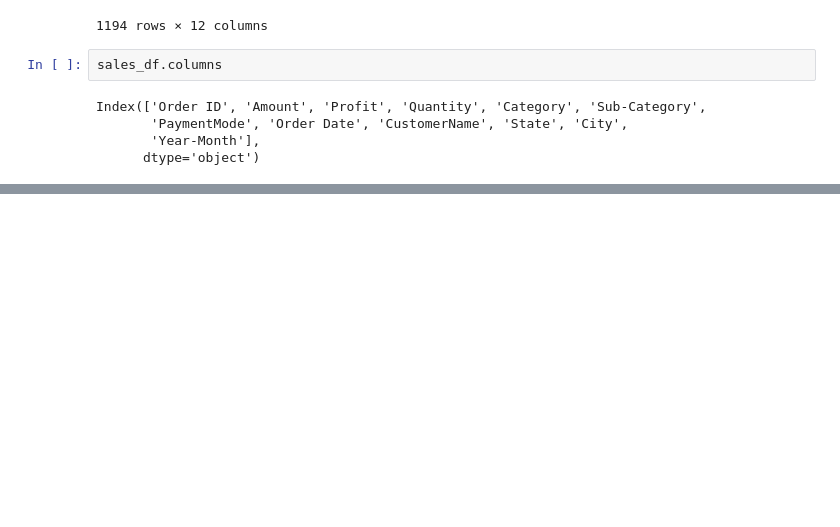
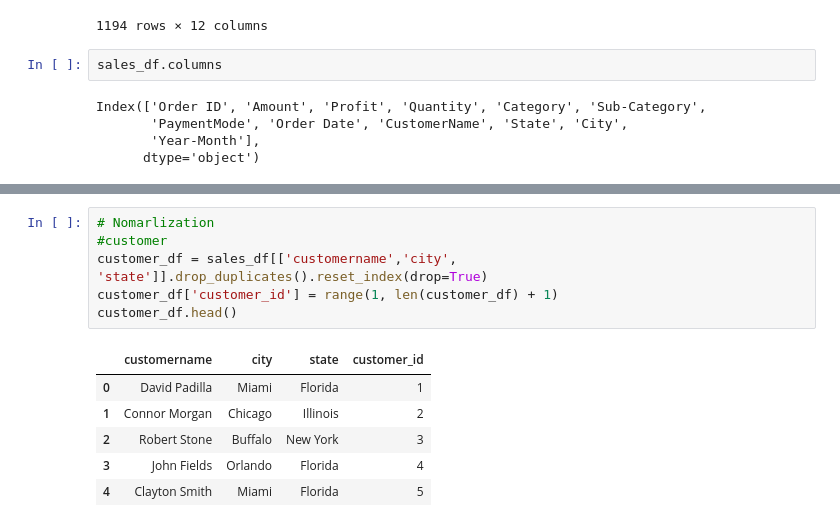
Before and after one commit to instinctdanny/capstoneass, a Jupyter notebook: sales_edr.ipynb, the cells around one changed output, grey strips where cells are left out. Drawn from its saved outputs; the diff is of its cells as text; blank space fills up the shorter version.

```diff
--- a/sales_edr.ipynb
+++ b/sales_edr.ipynb
@@ -63,0 +174,13 @@ Index(['Order ID', 'Amount', 'Profit', 'Quantity', 'Category', 'Sub-Category',
+# %%
+# Nomarlization
+#customer
+customer_df = sales_df[['customername','city', 'state']].drop_duplicates().reset_index(drop=True)
+customer_df['customer_id'] = range(1, len(customer_df) + 1)
+customer_df.head()
+# %% [output]
+|  | customername | city | state | customer_id |
+| 0 | David Padilla | Miami | Florida | 1 |
+| 1 | Connor Morgan | Chicago | Illinois | 2 |
+| 2 | Robert Stone | Buffalo | New York | 3 |
+| 3 | John Fields | Orlando | Florida | 4 |
+| 4 | Clayton Smith | Miami | Florida | 5 |
```
Also changed, not shown: parts of 13 cells of this notebook, 2 other files.
